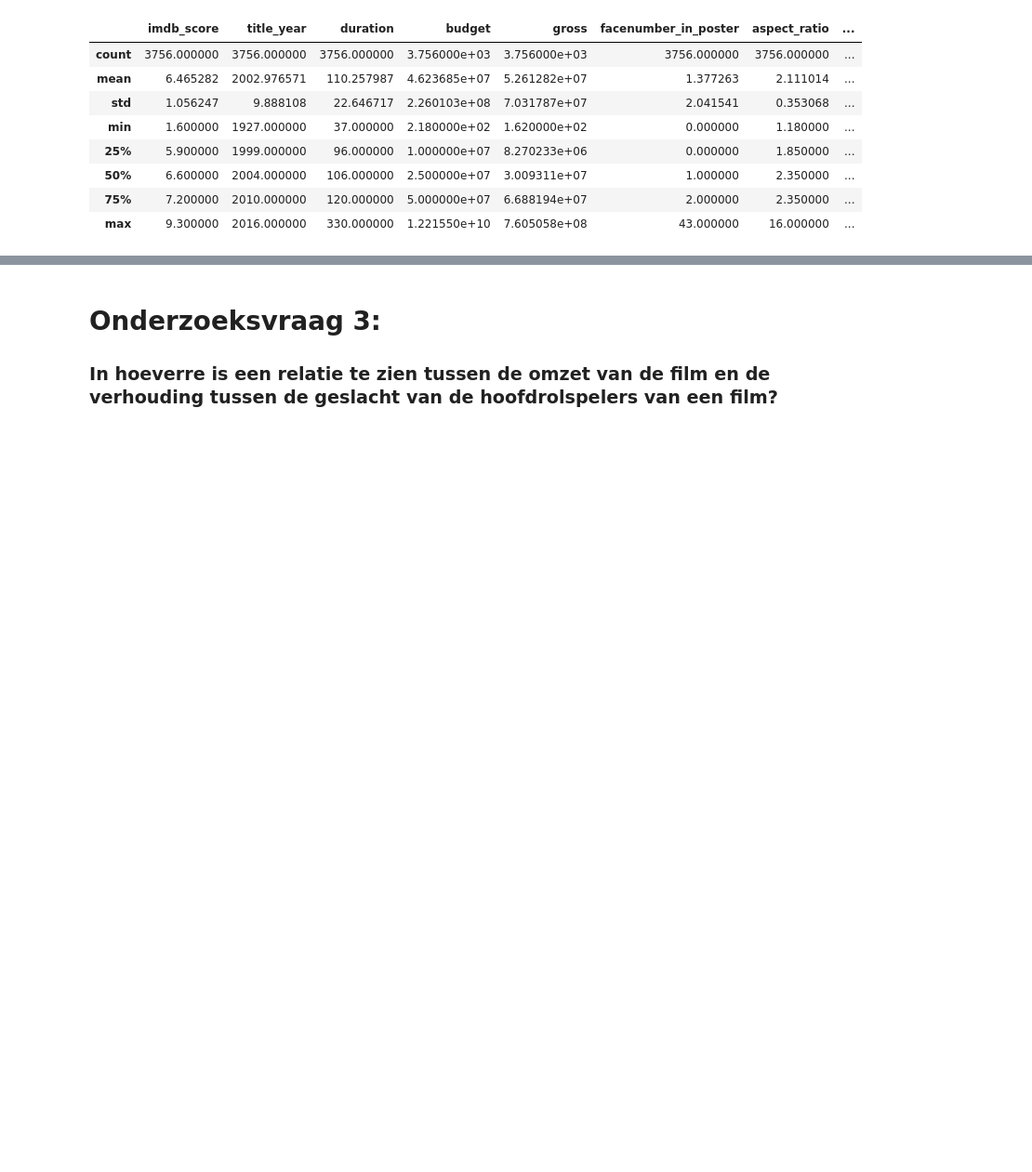
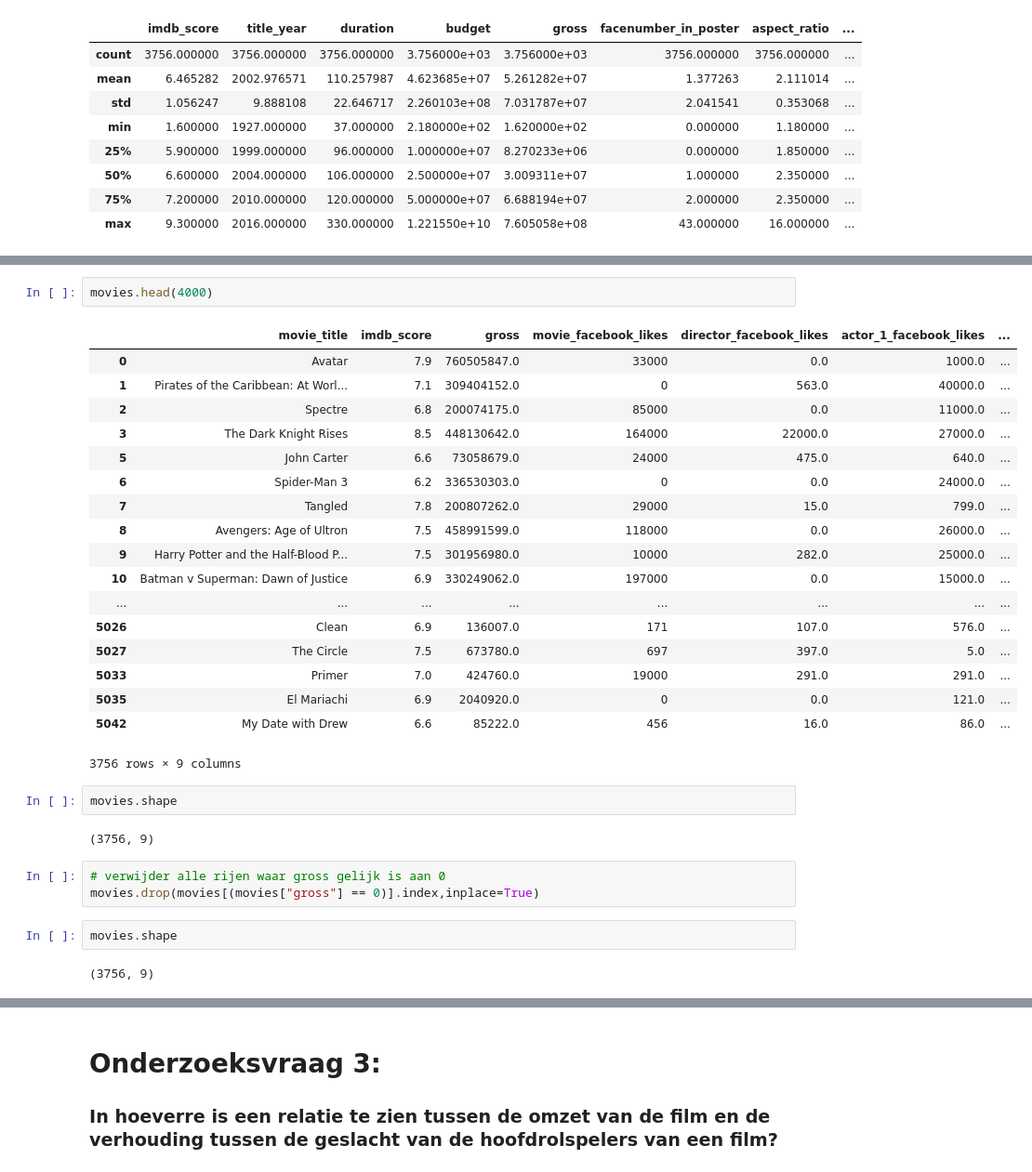
Before and after one commit to Danny-cao/DataScienceMovies, a Jupyter notebook: DataScienceFilms.ipynb, the cells around one changed output, grey strips where cells are left out. Shown at 93% size. Saved outputs shown, nothing was run; the diff lists cells and outputs as text; blank space fills up the shorter version.

```diff
--- a/DataScienceFilms.ipynb
+++ b/DataScienceFilms.ipynb
@@ -207,0 +225,32 @@ df_movies.describe()
+# %%
+movies.head(4000)
+# %% [output]
+|  | movie_title | imdb_score | gross | movie_facebook_likes | director_facebook_likes | actor_1_facebook_likes | ... |
+| 0 | Avatar | 7.9 | 760505847.0 | 33000 | 0.0 | 1000.0 | ... |
+| 1 | Pirates of the Caribbean: At Worl... | 7.1 | 309404152.0 | 0 | 563.0 | 40000.0 | ... |
+| 2 | Spectre | 6.8 | 200074175.0 | 85000 | 0.0 | 11000.0 | ... |
+| 3 | The Dark Knight Rises | 8.5 | 448130642.0 | 164000 | 22000.0 | 27000.0 | ... |
+| 5 | John Carter | 6.6 | 73058679.0 | 24000 | 475.0 | 640.0 | ... |
+| 6 | Spider-Man 3 | 6.2 | 336530303.0 | 0 | 0.0 | 24000.0 | ... |
+| 7 | Tangled | 7.8 | 200807262.0 | 29000 | 15.0 | 799.0 | ... |
+| 8 | Avengers: Age of Ultron | 7.5 | 458991599.0 | 118000 | 0.0 | 26000.0 | ... |
+| 9 | Harry Potter and the Half-Blood P... | 7.5 | 301956980.0 | 10000 | 282.0 | 25000.0 | ... |
+| 10 | Batman v Superman: Dawn of Justice | 6.9 | 330249062.0 | 197000 | 0.0 | 15000.0 | ... |
+| ... | ... | ... | ... | ... | ... | ... | ... |
+| 5026 | Clean | 6.9 | 136007.0 | 171 | 107.0 | 576.0 | ... |
+| 5027 | The Circle | 7.5 | 673780.0 | 697 | 397.0 | 5.0 | ... |
+| 5033 | Primer | 7.0 | 424760.0 | 19000 | 291.0 | 291.0 | ... |
+| 5035 | El Mariachi | 6.9 | 2040920.0 | 0 | 0.0 | 121.0 | ... |
+| 5042 | My Date with Drew | 6.6 | 85222.0 | 456 | 16.0 | 86.0 | ... |
+3756 rows × 9 columns
+# %%
+movies.shape
+# %% [output]
+(3756, 9)
+# %%
+# verwijder alle rijen waar gross gelijk is aan 0
+movies.drop(movies[(movies["gross"] == 0)].index,inplace=True)
+# %%
+movies.shape
+# %% [output]
+(3756, 9)
```
Also changed, not shown: parts of 28 cells of this notebook.
